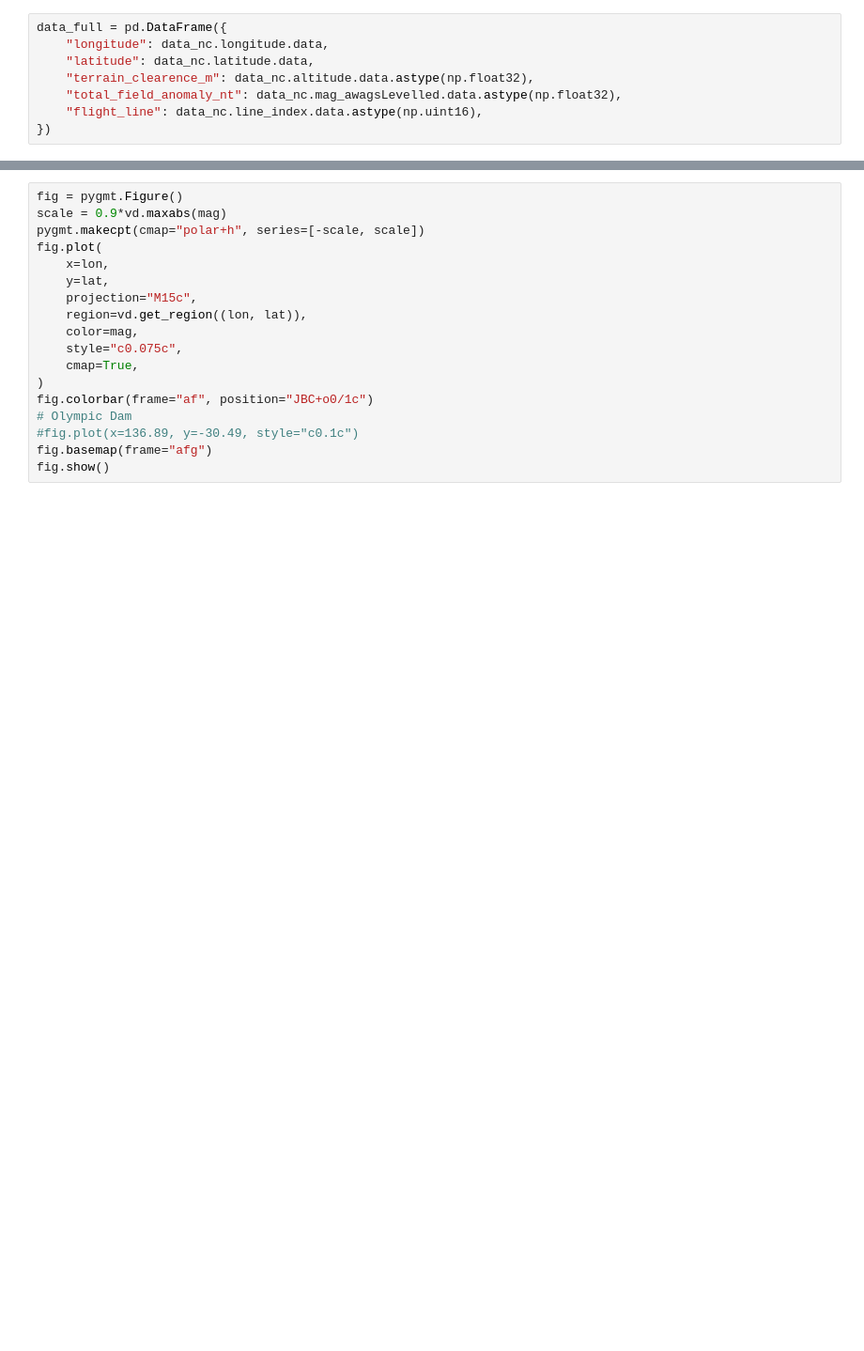
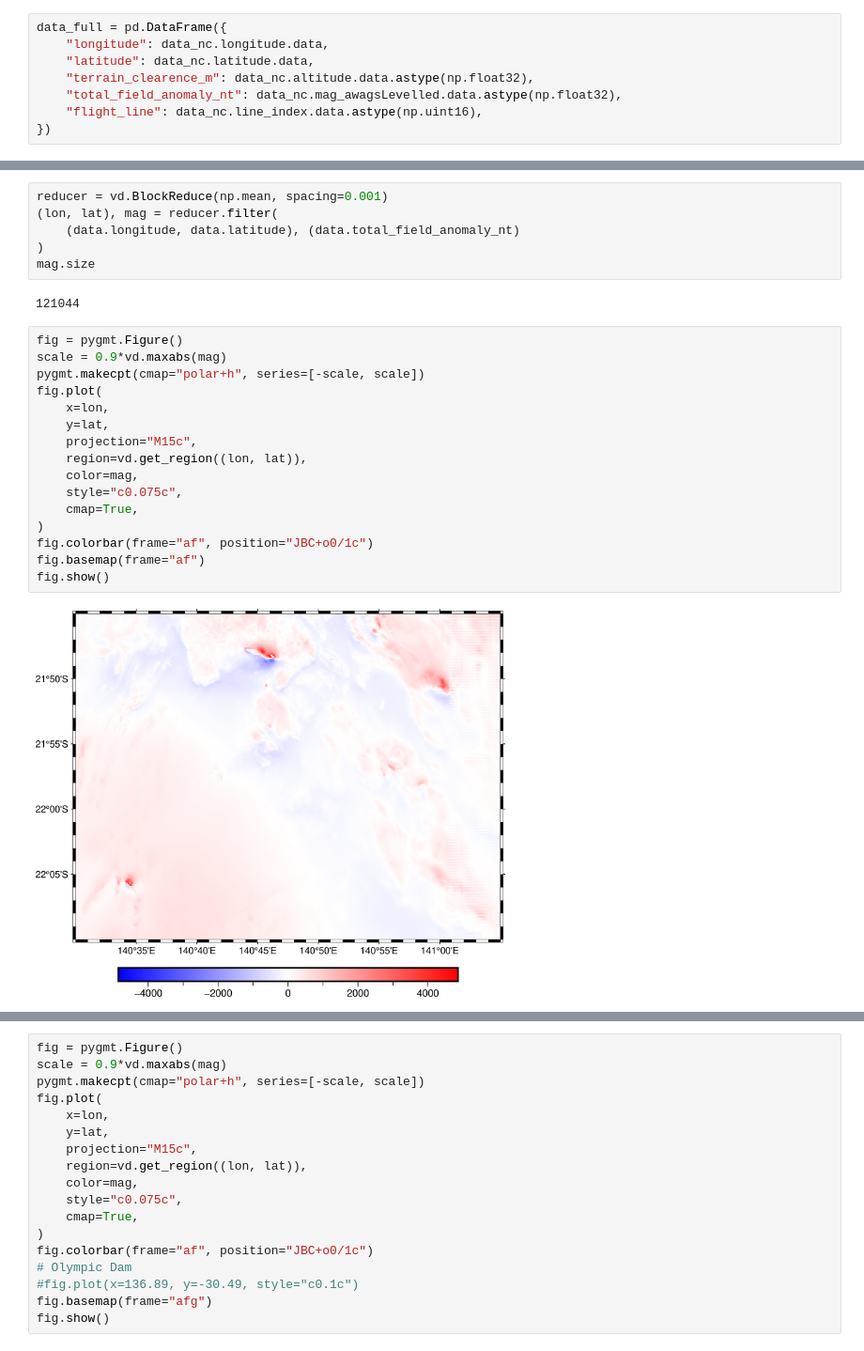
Before and after one commit to fatiando/data, a Jupyter notebook: obsborne-magnetic/prepare.ipynb, the cells around one changed output, grey strips where cells are left out. Shown at 94% size. Drawn from its saved outputs; the diff is of its cells as text; blank space fills up the shorter version.

```diff
--- a/obsborne-magnetic/prepare.ipynb
+++ b/obsborne-magnetic/prepare.ipynb
@@ -70,3 +86,29 @@ srtm
+# %%
+reducer = vd.BlockReduce(np.mean, spacing=0.001)
+(lon, lat), mag = reducer.filter(
+    (data.longitude, data.latitude), (data.total_field_anomaly_nt)
+)
+mag.size
+# %% [output]
+121044
+# %%
+fig = pygmt.Figure()
+scale = 0.9*vd.maxabs(mag)
+pygmt.makecpt(cmap="polar+h", series=[-scale, scale])
+fig.plot(
+    x=lon,
+    y=lat,
+    projection="M15c",
+    region=vd.get_region((lon, lat)),
+    color=mag,
+    style="c0.075c",
+    cmap=True,
+)
+fig.colorbar(frame="af", position="JBC+o0/1c")
+fig.basemap(frame="af")
+fig.show()
+# %% [output]
+[figure, added]
 # %%
 gda_to_wgs = pyproj.Transformer.from_crs("epsg:4283", "epsg:4326", always_xy=True)
 longitude, latitude = gda_to_wgs.transform(
```
Also changed, not shown: parts of 9 cells of this notebook.
